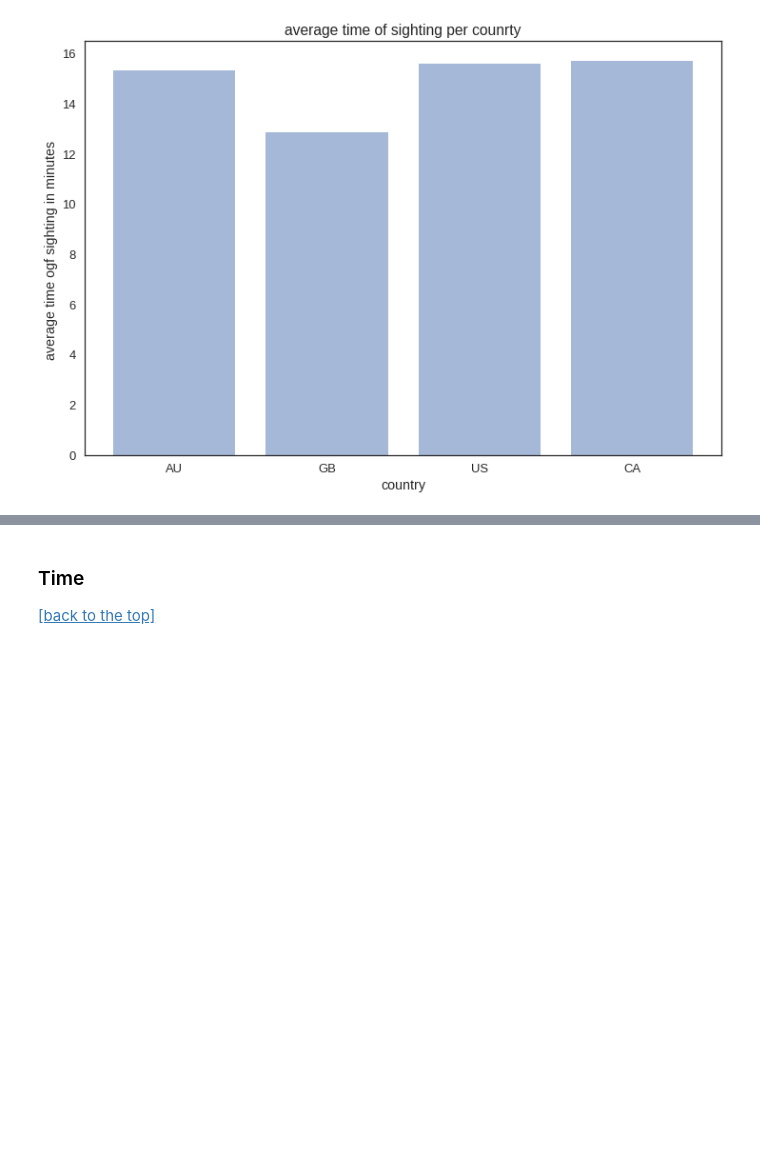
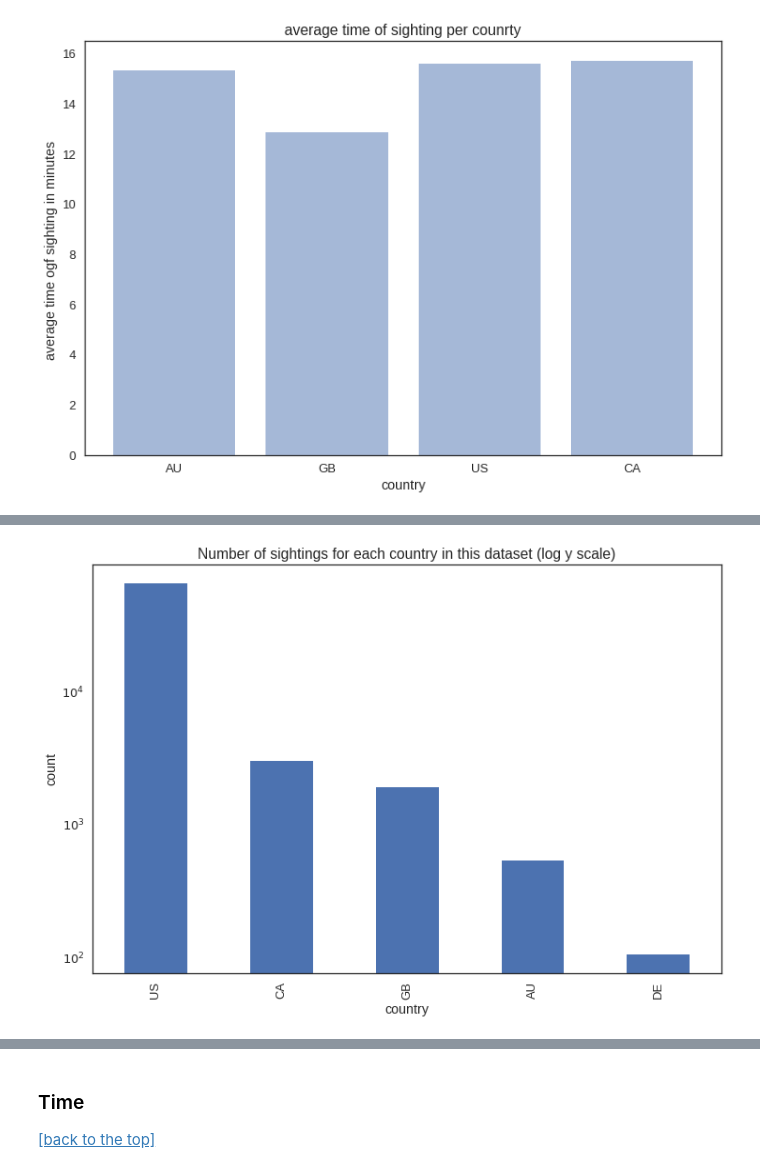
Before and after one commit to shahamran/needle, a Jupyter notebook: Aliens.ipynb, the cells around one changed output, grey strips where cells are left out. Cells and saved outputs as stored; diff of their text form; code cells hidden in the pictures; blank space fills up the shorter version.

Commit message:
add population datasets and add location based analysis to the notebook (some of matans work)

```diff
--- a/Aliens.ipynb
+++ b/Aliens.ipynb
@@ -27,8 +30,11 @@ import html
 import ipywidgets as widgets
 # %%
 # constants
-UFO_CSV = 'scrubbed.csv'
-DRONES_CSV = 'drones_google.csv'
+UFO_FILE = 'scrubbed.csv'
+DRONES_FILE = 'drones_google.csv'
+POP_DENSITY_FILE = 'pop_density.csv'
+POP_ESTIMATE_FILE = 'pop_estimate.csv'
+NAME_TO_CODE_FILE = 'state_name_to_code.json'
 # column names
 DATETIME = 'datetime'
 YEAR = 'year'
@@ -36,6 +42,7 @@ MONTH = 'month'
 DAY = 'day'
 HOUR = 'hour'
 COUNTRY = 'country'
+STATE = 'state'
 SHAPE = 'shape'
 COUNT = 'count'
 DUR_HOURS = 'duration (hours/min)'
@@ -62,7 +69,7 @@ plt.rcParams.update({
 # %% [markdown]
 Read the csv file:
 # %%
-data = pd.read_csv(UFO_CSV, low_memory=False)
+data = pd.read_csv(UFO_FILE, low_memory=False)
 # %% [markdown]
 and clean it up:
 # %%
@@ -267,0 +277,7 @@ averageDurationPerCountry()
+# %%
+data[COUNTRY].value_counts().plot.bar(logy=True);
+plt.xlabel(COUNTRY);
+plt.ylabel(COUNT);
+plt.title('Number of sightings for each country in this dataset (log y scale)');
+# %% [output]
+[figure, added]
```
Also changed, not shown: parts of 12 cells of this notebook, 3 other files.
